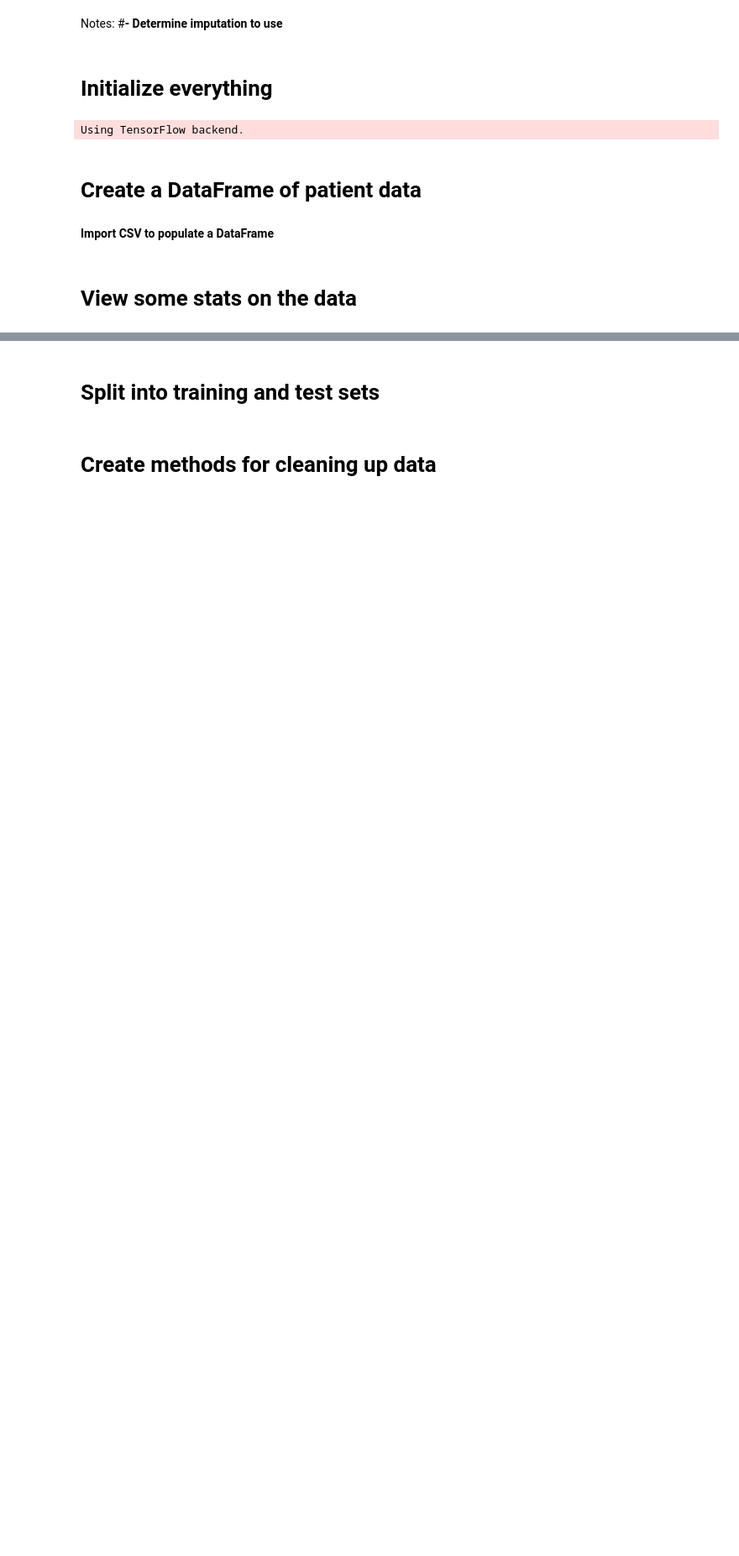
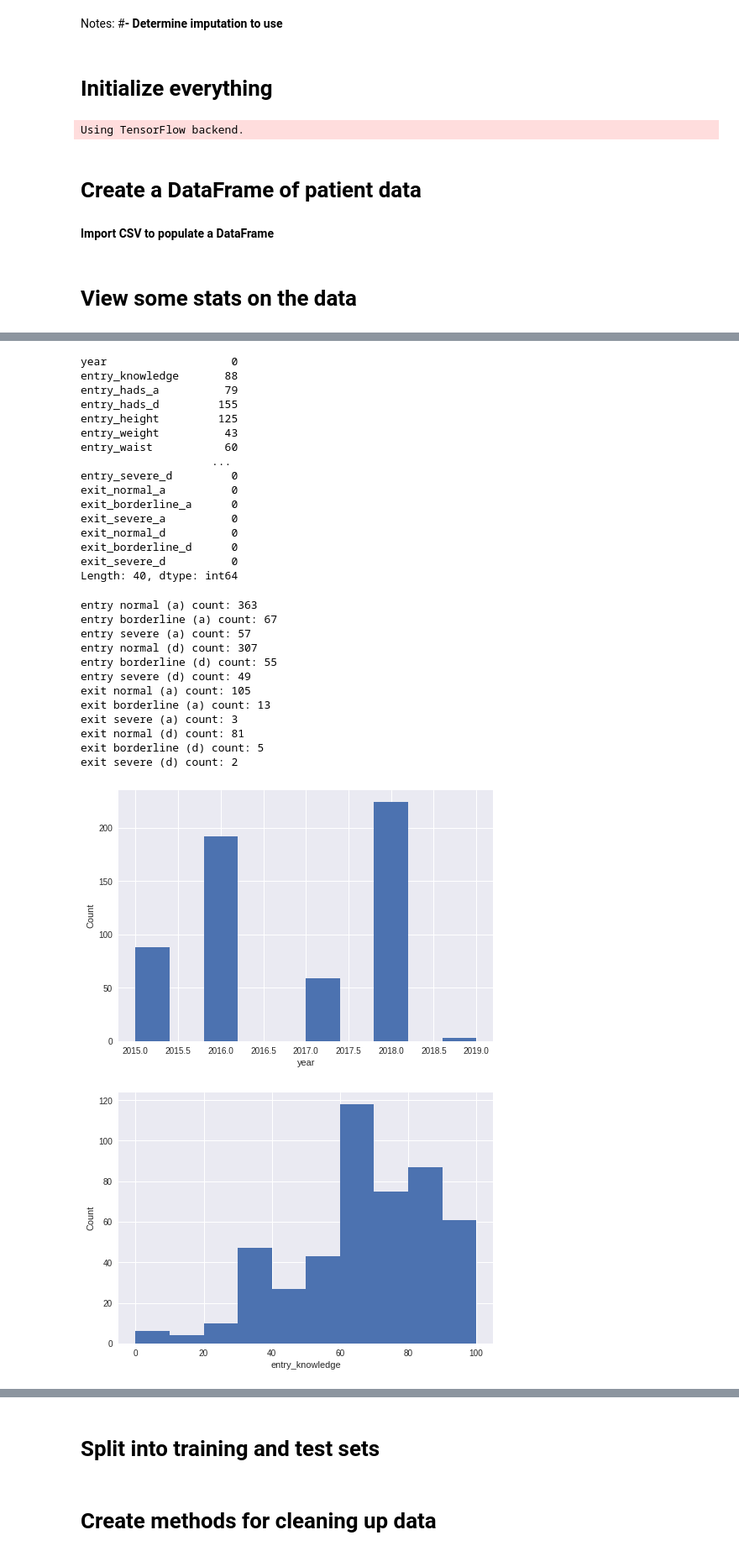
Before and after one commit to mrkevinlin/MLmed, a Jupyter notebook: keras_medicine.ipynb, the cells around one changed output, grey strips where cells are left out. Shown: that part at 84% size. Drawn from its saved outputs; the diff is of its cells as text; code cells hidden in the pictures; blank space fills up the shorter version.

```diff
--- a/keras_medicine.ipynb
+++ b/keras_medicine.ipynb
@@ -77,0 +63,35 @@ view_stats(patient_dataframe)
+# %%
+def view_stats(df):
+
+  df = create_all_hads_bins(df)
+
+  plt.close('all')
+  display.display(df.describe())
+  print("\nNumber missing in each column:")
+  display.display(df.isna().sum())
+
+  hads_columns = ['normal', 'borderline', 'severe']
+  for timing in ['entry', 'exit']:
+    for mood in ['a', 'd']:
+      for col in hads_columns:
+        print('%s %s (%s) count: ' % (timing, col, mood) + str(df['%s_%s_%s' % (timing, col, mood)].sum()))
+
+
+  plt.close('all')
+  for col in df.columns:
+    plt.figure()
+    plt.hist(df[col])
+    plt.xlabel(col)
+    plt.ylabel("Count")
+
+
+def create_all_hads_bins(df):
+  hads_bins=[-1,7,10,21]
+  entry_anxiety_df = pd.get_dummies(pd.cut(df['entry_hads_a'], bins=hads_bins, labels=['entry_normal_a', 'entry_borderline_a', 'entry_severe_a']))
+  entry_depression_df = pd.get_dummies(pd.cut(df['entry_hads_d'], bins=hads_bins, labels=['entry_normal_d', 'entry_borderline_d', 'entry_severe_d']))
+  exit_anxiety_df = pd.get_dummies(pd.cut(df['exit_hads_a'], bins=hads_bins, labels=['exit_normal_a', 'exit_borderline_a', 'exit_severe_a']))
+  exit_depression_df = pd.get_dummies(pd.cut(df['exit_hads_d'], bins=hads_bins, labels=['exit_normal_d', 'exit_borderline_d', 'exit_severe_d']))
+  return df.join(entry_anxiety_df).join(entry_depression_df).join(exit_anxiety_df).join(exit_depression_df)
+
+view_stats(patient_dataframe_original)
+# %% [output]
@@ -77,0 +108,30 @@ view_stats(patient_dataframe)
+year                   0
+entry_knowledge       88
+entry_hads_a          79
+entry_hads_d         155
+entry_height         125
+entry_weight          43
+entry_waist           60
+                    ...
+entry_severe_d         0
+exit_normal_a          0
+exit_borderline_a      0
+exit_severe_a          0
+exit_normal_d          0
+exit_borderline_d      0
+exit_severe_d          0
+Length: 40, dtype: int64
+entry normal (a) count: 363
+entry borderline (a) count: 67
+entry severe (a) count: 57
+entry normal (d) count: 307
+entry borderline (d) count: 55
+entry severe (d) count: 49
+exit normal (a) count: 105
+exit borderline (a) count: 13
+exit severe (a) count: 3
+exit normal (d) count: 81
+exit borderline (d) count: 5
+exit severe (d) count: 2
+[figure, added]
+[figure, added]
```
Also changed, not shown: parts of 25 cells of this notebook.
